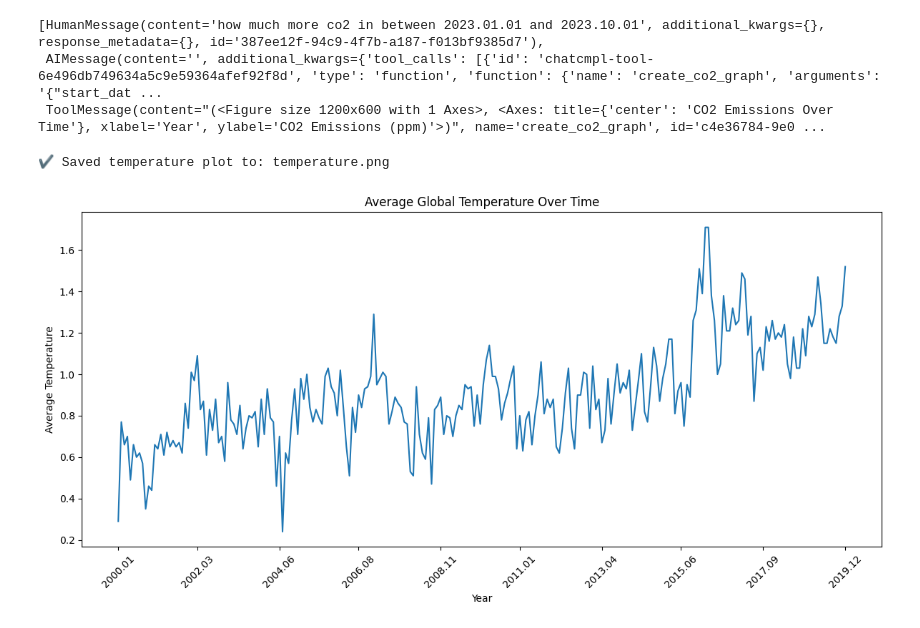
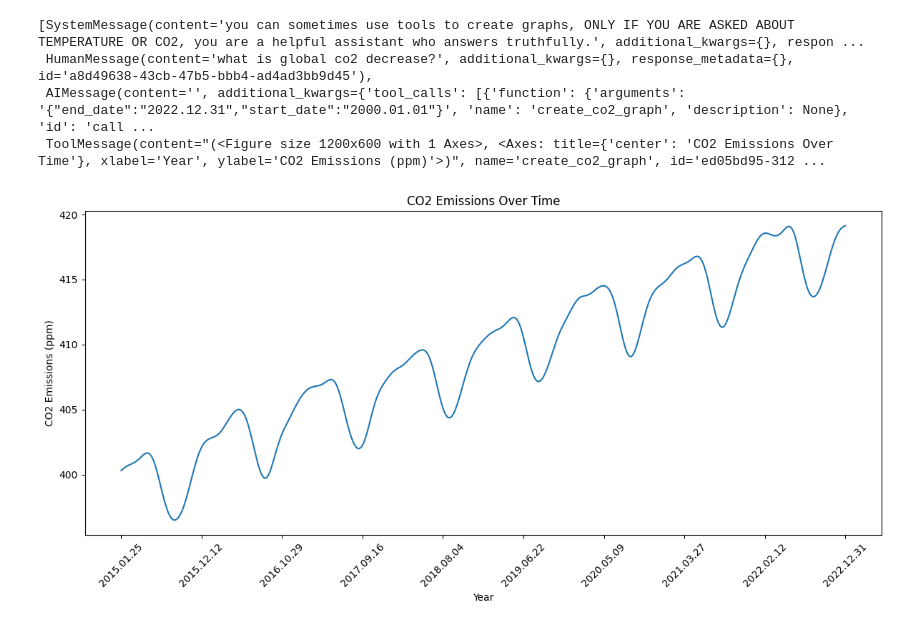
Before and after one commit to Mithra-Lumina/rag_hackathon, a Jupyter notebook: agents.ipynb, the cells around one changed output. Drawn from its saved outputs; the diff is of its cells as text; code cells hidden in the pictures.

```diff
--- a/agents.ipynb
+++ b/agents.ipynb
@@ -19,6 +19,7 @@ class TempGraphInputSchema(BaseModel):
 
 @tool("create_temperature_graph", args_schema=TempGraphInputSchema)
 def create_temperature_graph(start_date: str, end_date: str) -> figure:
+    """Use this tool only to create a temperature graph for a given date range."""
     return utils.plot_temps(start_date, end_date, out_path="/app/output/temperature_graph.png")
 
 class Co2GraphInputSchema(BaseModel):
@@ -28,5 +29,6 @@ class Co2GraphInputSchema(BaseModel):
 
 @tool("create_co2_graph", args_schema=Co2GraphInputSchema)
 def create_co2_graph(start_date: str, end_date: str) -> figure:
+    """Use this tool only to create a CO2 graph for a given date range."""
     return utils.plot_co2(start_date, end_date, out_path="co2_graph.png")
 # %%
@@ -43,9 +45,21 @@ ibm_chat = ChatWatsonx(
+# %%
+from langchain_huggingface import ChatHuggingFace
+from langchain_huggingface import HuggingFaceEndpoint, ChatHuggingFace
+load_dotenv()
+
+llm = HuggingFaceEndpoint(
+    repo_id="meta-llama/Llama-3.3-70B-Instruct",
+    max_new_tokens=512,
+    temperature=0.1
+)
+
+ibm_chat = ChatHuggingFace(llm=llm, verbose=True)
 # %%
 
 def router(
     state: list[BaseMessage],
 ) -> Literal["create_temperature_graph","create_co2_graph", "__end__"]:
-    """Creates tempreture graph."""
+    """Creates tempreture graph. or co2 graph based on the last message in the conversation history."""
     # Get the tool_calls from the last message in the conversation history.
     tool_calls = state[-1].tool_calls
 
@@ -83,7 +97,7 @@ class LangGraphApp:
     # The query method will be used to send inputs to the agent
     def query(self, input: str):
         """Query the application."""
-        chat_history = (self.app.invoke(HumanMessage(input)))
+        chat_history = (self.app.invoke([SystemMessage('you can sometimes use tools to create graphs, ONLY IF YOU ARE ASKED ABOUT TEMPERATURE OR CO2, you are a helpful assistant who answers truthfully.'),HumanMessage(input)]))
         return chat_history
 # %%
 
@@ -97,11 +106,9 @@ response = local_custom_agent.query(input="how much more co2 in between 2023.01.
-# %%
-response
-# %% [output]
-[HumanMessage(content='how much more co2 in between 2023.01.01 and 2023.10.01', additional_kwargs={}, response_metadata={}, id='387ee12f-94c9-4f7b-a187-f013bf9385d7'),
- AIMessage(content='', additional_kwargs={'tool_calls': [{'id': 'chatcmpl-tool-6e496db749634a5c9e59364afef92f8d', 'type': 'function', 'function': {'name': 'create_co2_graph', 'arguments': '{"start_dat ...
- ToolMessage(content="(<Figure size 1200x600 with 1 Axes>, <Axes: title={'center': 'CO2 Emissions Over Time'}, xlabel='Year', ylabel='CO2 Emissions (ppm)'>)", name='create_co2_graph', id='c4e36784-9e0 ...
-# %%
-fig, ax = utils.plot_temps("2000-01-01", "2020-12-31", out_path="temperature.png")
-# %% [output]
-✔️ Saved temperature plot to: temperature.png
-[figure, removed]
+# %%
+response = local_custom_agent.query(input="what is global co2 decrease?")
+response
+# %% [output]
+[SystemMessage(content='you can sometimes use tools to create graphs, ONLY IF YOU ARE ASKED ABOUT TEMPERATURE OR CO2, you are a helpful assistant who answers truthfully.', additional_kwargs={}, respon ...
+ HumanMessage(content='what is global co2 decrease?', additional_kwargs={}, response_metadata={}, id='a8d49638-43cb-47b5-bbb4-ad4ad3bb9d45'),
+ AIMessage(content='', additional_kwargs={'tool_calls': [{'function': {'arguments': '{"end_date":"2022.12.31","start_date":"2000.01.01"}', 'name': 'create_co2_graph', 'description': None}, 'id': 'call ...
+ ToolMessage(content="(<Figure size 1200x600 with 1 Axes>, <Axes: title={'center': 'CO2 Emissions Over Time'}, xlabel='Year', ylabel='CO2 Emissions (ppm)'>)", name='create_co2_graph', id='ed05bd95-312 ...
+[figure, added]
```
Also changed, not shown: parts of 3 cells of this notebook, 26 other files.
